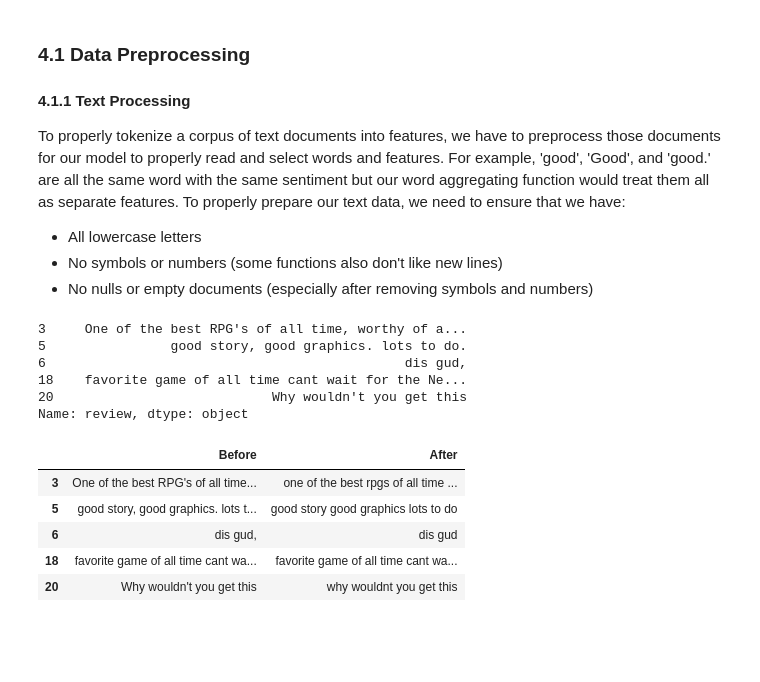
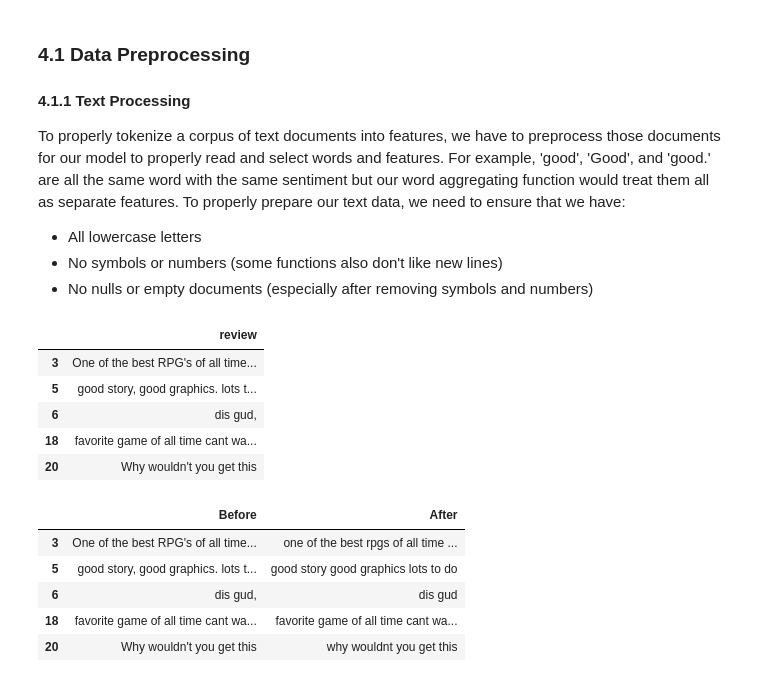
Before and after one commit to KhaledElmorsy/game-review-classifier, a Jupyter notebook: Main.ipynb, the cells around one changed output. Cells and saved outputs as stored; diff of their text form; code cells hidden in the pictures; blank space fills up the shorter version.

```diff
--- a/Main.ipynb
+++ b/Main.ipynb
@@ -110,14 +110,14 @@ To properly tokenize a corpus of text documents into features, we have to prepro
 - No nulls or empty documents (especially after removing symbols and numbers)
 # %%
 # A few examples of reviews in our data
-df_english['review'].head(5)
+df_english[['review']].head(5)
 # %% [output]
-3     One of the best RPG's of all time, worthy of a...
-5                good story, good graphics. lots to do.
-6                                              dis gud,
-18    favorite game of all time cant wait for the Ne...
-20                            Why wouldn't you get this
-Name: review, dtype: object
+|  | review |
+| 3 | One of the best RPG's of all time... |
+| 5 | good story, good graphics. lots t... |
+| 6 | dis gud, |
+| 18 | favorite game of all time cant wa... |
+| 20 | Why wouldn't you get this |
 # %%
 df_processed = df_english.copy()
 
```
Also changed, not shown: parts of 1 cell of this notebook.
